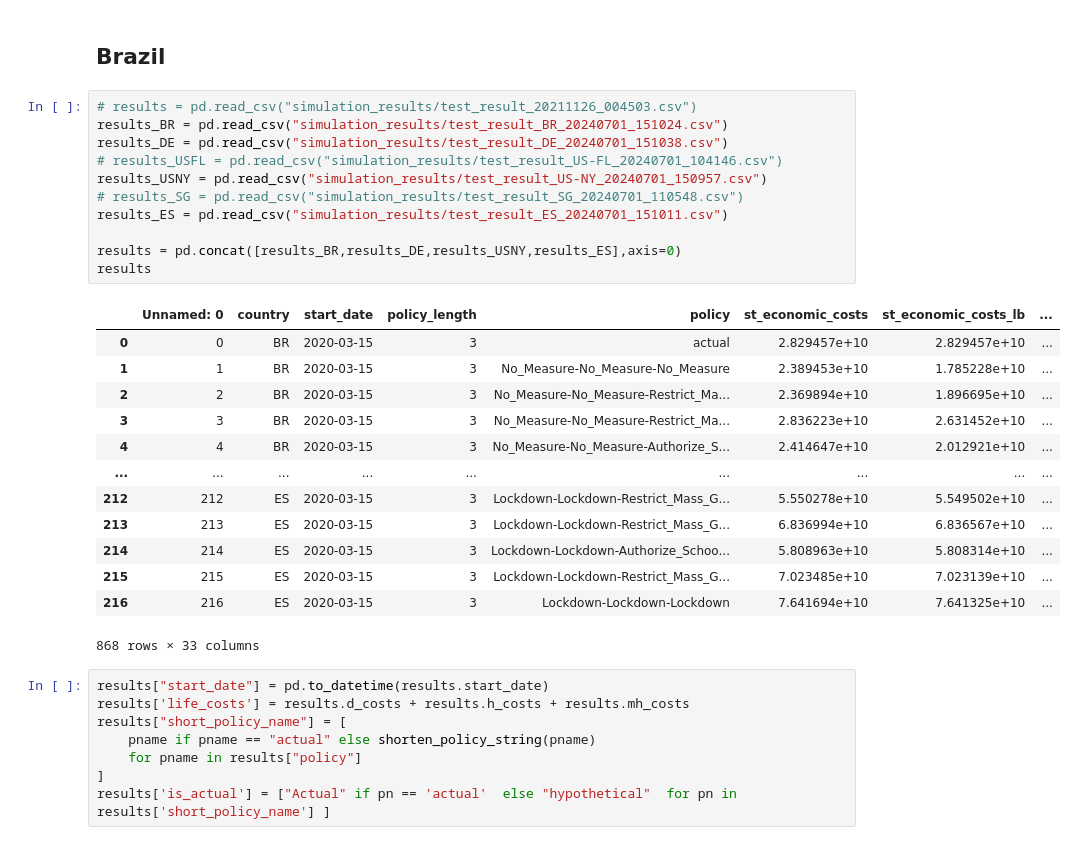
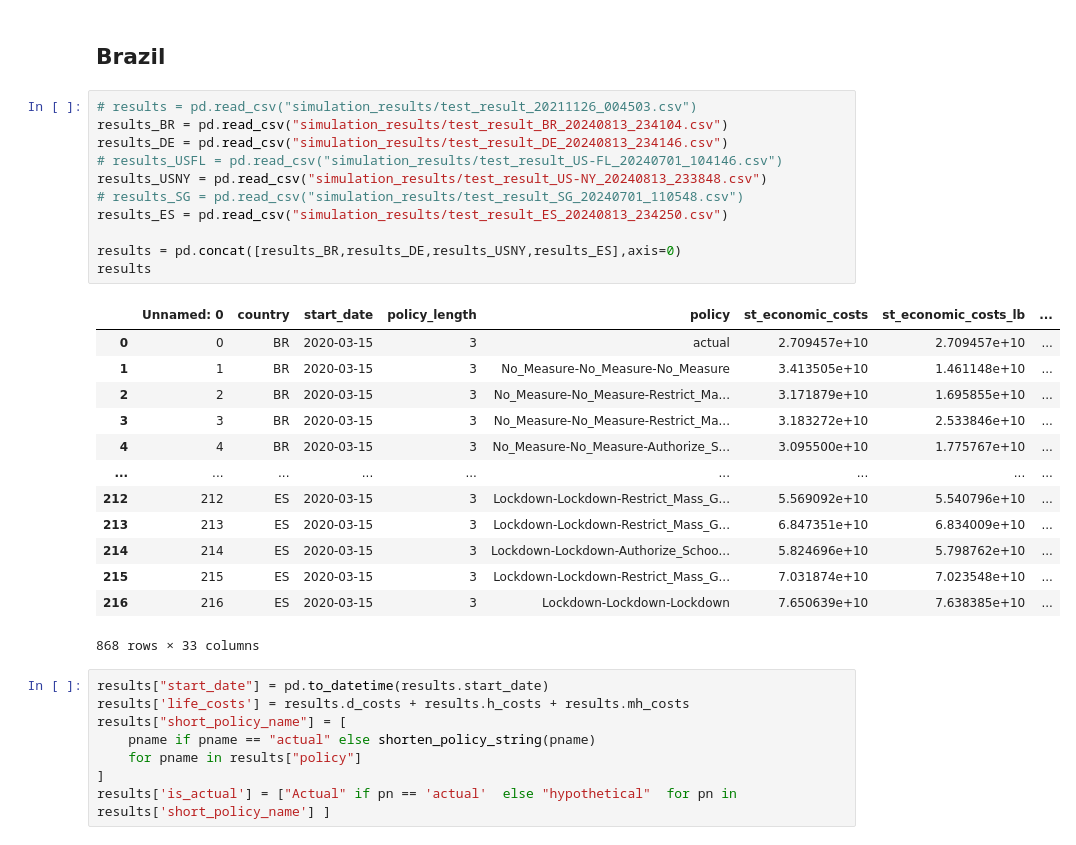
Before and after one commit to COVIDAnalytics/THEMIS, a Jupyter notebook: notebooks/visualize_results_final.ipynb, the cells around one changed output. Cells and saved outputs as stored; diff of their text form.

```diff
--- a/notebooks/visualize_results_final.ipynb
+++ b/notebooks/visualize_results_final.ipynb
@@ -28,28 +28,28 @@ import math
 ## Brazil
 # %%
 # results = pd.read_csv("simulation_results/test_result_20211126_004503.csv")
-results_BR = pd.read_csv("simulation_results/test_result_BR_20240701_151024.csv")
-results_DE = pd.read_csv("simulation_results/test_result_DE_20240701_151038.csv")
+results_BR = pd.read_csv("simulation_results/test_result_BR_20240813_234104.csv")
+results_DE = pd.read_csv("simulation_results/test_result_DE_20240813_234146.csv")
 # results_USFL = pd.read_csv("simulation_results/test_result_US-FL_20240701_104146.csv")
-results_USNY = pd.read_csv("simulation_results/test_result_US-NY_20240701_150957.csv")
+results_USNY = pd.read_csv("simulation_results/test_result_US-NY_20240813_233848.csv")
 # results_SG = pd.read_csv("simulation_results/test_result_SG_20240701_110548.csv")
-results_ES = pd.read_csv("simulation_results/test_result_ES_20240701_151011.csv")
+results_ES = pd.read_csv("simulation_results/test_result_ES_20240813_234250.csv")
 
 results = pd.concat([results_BR,results_DE,results_USNY,results_ES],axis=0)
 results
 # %% [output]
 |  | Unnamed: 0 | country | start_date | policy_length | policy | st_economic_costs | st_economic_costs_lb | ... |
-| 0 | 0 | BR | 2020-03-15 | 3 | actual | 2.829457e+10 | 2.829457e+10 | ... |
-| 1 | 1 | BR | 2020-03-15 | 3 | No_Measure-No_Measure-No_Measure | 2.389453e+10 | 1.785228e+10 | ... |
-| 2 | 2 | BR | 2020-03-15 | 3 | No_Measure-No_Measure-Restrict_Ma... | 2.369894e+10 | 1.896695e+10 | ... |
-| 3 | 3 | BR | 2020-03-15 | 3 | No_Measure-No_Measure-Restrict_Ma... | 2.836223e+10 | 2.631452e+10 | ... |
-| 4 | 4 | BR | 2020-03-15 | 3 | No_Measure-No_Measure-Authorize_S... | 2.414647e+10 | 2.012921e+10 | ... |
+| 0 | 0 | BR | 2020-03-15 | 3 | actual | 2.709457e+10 | 2.709457e+10 | ... |
+| 1 | 1 | BR | 2020-03-15 | 3 | No_Measure-No_Measure-No_Measure | 3.413505e+10 | 1.461148e+10 | ... |
+| 2 | 2 | BR | 2020-03-15 | 3 | No_Measure-No_Measure-Restrict_Ma... | 3.171879e+10 | 1.695855e+10 | ... |
+| 3 | 3 | BR | 2020-03-15 | 3 | No_Measure-No_Measure-Restrict_Ma... | 3.183272e+10 | 2.533846e+10 | ... |
+| 4 | 4 | BR | 2020-03-15 | 3 | No_Measure-No_Measure-Authorize_S... | 3.095500e+10 | 1.775767e+10 | ... |
 | ... | ... | ... | ... | ... | ... | ... | ... | ... |
-| 212 | 212 | ES | 2020-03-15 | 3 | Lockdown-Lockdown-Restrict_Mass_G... | 5.550278e+10 | 5.549502e+10 | ... |
-| 213 | 213 | ES | 2020-03-15 | 3 | Lockdown-Lockdown-Restrict_Mass_G... | 6.836994e+10 | 6.836567e+10 | ... |
-| 214 | 214 | ES | 2020-03-15 | 3 | Lockdown-Lockdown-Authorize_Schoo... | 5.808963e+10 | 5.808314e+10 | ... |
-| 215 | 215 | ES | 2020-03-15 | 3 | Lockdown-Lockdown-Restrict_Mass_G... | 7.023485e+10 | 7.023139e+10 | ... |
-| 216 | 216 | ES | 2020-03-15 | 3 | Lockdown-Lockdown-Lockdown | 7.641694e+10 | 7.641325e+10 | ... |
+| 212 | 212 | ES | 2020-03-15 | 3 | Lockdown-Lockdown-Restrict_Mass_G... | 5.569092e+10 | 5.540796e+10 | ... |
+| 213 | 213 | ES | 2020-03-15 | 3 | Lockdown-Lockdown-Restrict_Mass_G... | 6.847351e+10 | 6.834009e+10 | ... |
+| 214 | 214 | ES | 2020-03-15 | 3 | Lockdown-Lockdown-Authorize_Schoo... | 5.824696e+10 | 5.798762e+10 | ... |
+| 215 | 215 | ES | 2020-03-15 | 3 | Lockdown-Lockdown-Restrict_Mass_G... | 7.031874e+10 | 7.023548e+10 | ... |
+| 216 | 216 | ES | 2020-03-15 | 3 | Lockdown-Lockdown-Lockdown | 7.650639e+10 | 7.638385e+10 | ... |
 868 rows × 33 columns
 # %%
 results["start_date"] = pd.to_datetime(results.start_date)
```
Also changed, not shown: parts of 3 cells of this notebook, 27 other files.
